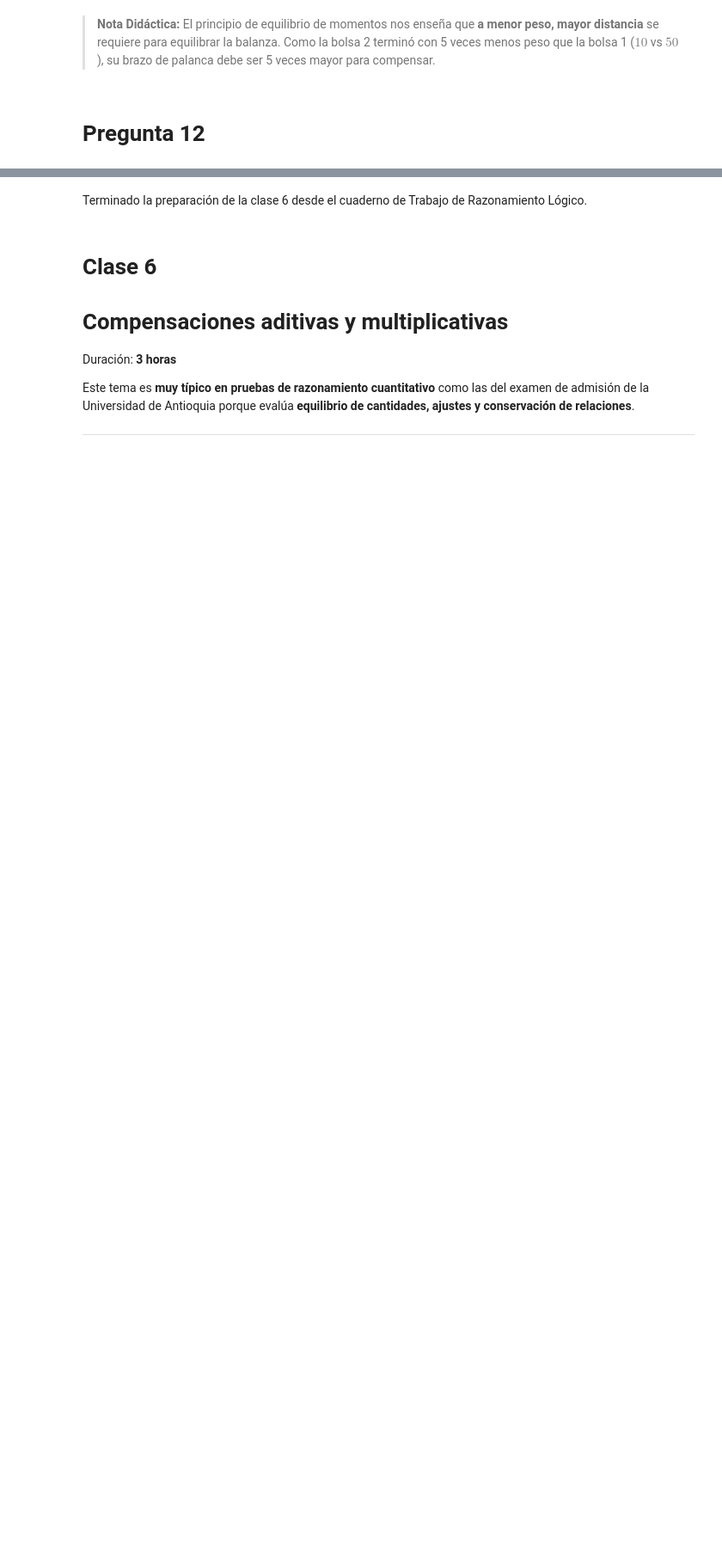
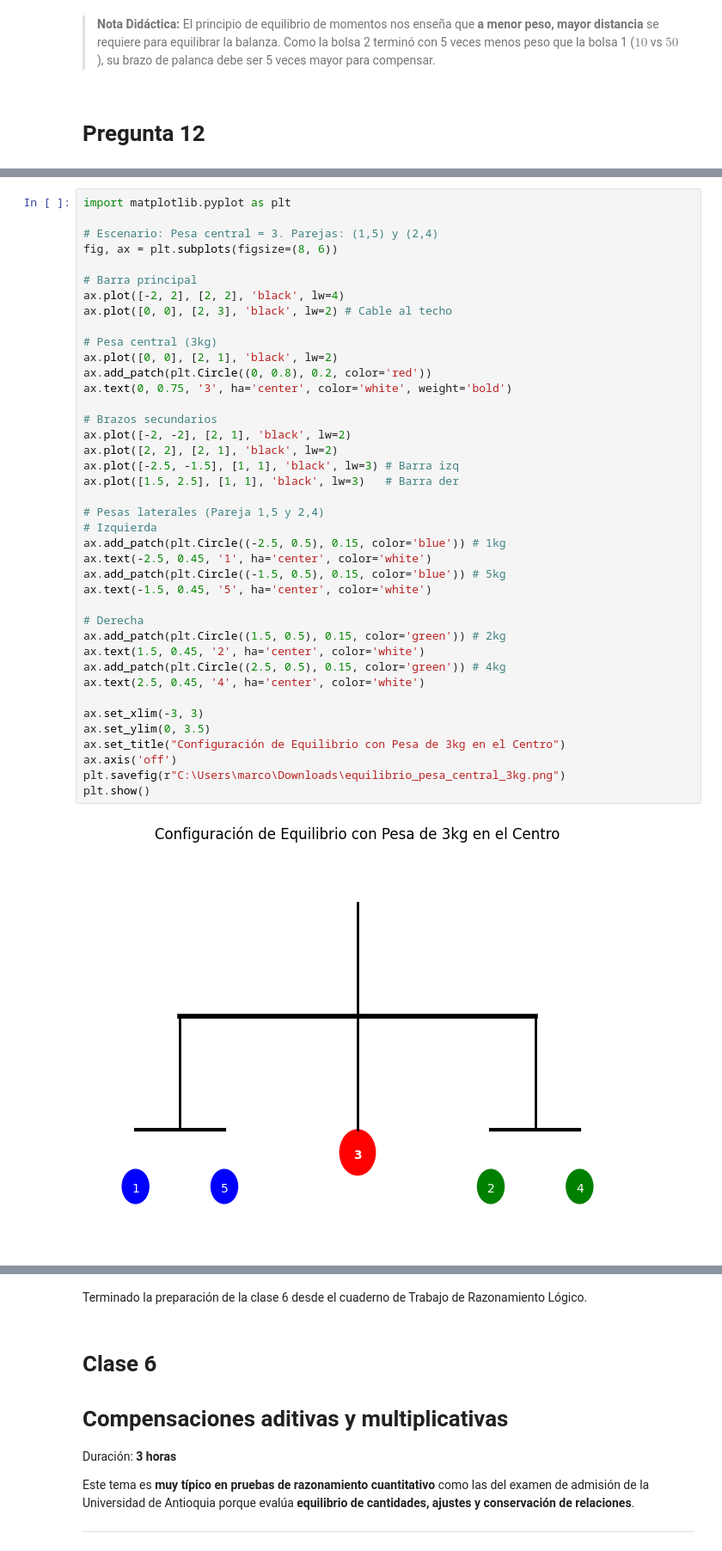
Before and after one commit to marco-canas/camino-udea, a Jupyter notebook: 4_esquemas_proporcionalidad/clase_06_compen_aditivas_y_multipli/clase_6_compensaciones_aditivas_y_multiplicativas.ipynb, the cells around one changed output, grey strips where cells are left out. Shown at 86% size. Drawn from its saved outputs; the diff is of its cells as text; blank space fills up the shorter version.

```diff
--- a/4_esquemas_proporcionalidad/clase_06_compen_aditivas_y_multipli/clase_6_compensaciones_aditivas_y_multiplicativas.ipynb
+++ b/4_esquemas_proporcionalidad/clase_06_compen_aditivas_y_multipli/clase_6_compensaciones_aditivas_y_multiplicativas.ipynb
@@ -1135,0 +1183,42 @@ fig.show()
+# %%
+import matplotlib.pyplot as plt
+
+# Escenario: Pesa central = 3. Parejas: (1,5) y (2,4)
+fig, ax = plt.subplots(figsize=(8, 6))
+
+# Barra principal
+ax.plot([-2, 2], [2, 2], 'black', lw=4)
+ax.plot([0, 0], [2, 3], 'black', lw=2) # Cable al techo
+
+# Pesa central (3kg)
+ax.plot([0, 0], [2, 1], 'black', lw=2)
+ax.add_patch(plt.Circle((0, 0.8), 0.2, color='red'))
+ax.text(0, 0.75, '3', ha='center', color='white', weight='bold')
+
+# Brazos secundarios
+ax.plot([-2, -2], [2, 1], 'black', lw=2)
+ax.plot([2, 2], [2, 1], 'black', lw=2)
+ax.plot([-2.5, -1.5], [1, 1], 'black', lw=3) # Barra izq
+ax.plot([1.5, 2.5], [1, 1], 'black', lw=3)   # Barra der
+
+# Pesas laterales (Pareja 1,5 y 2,4)
+# Izquierda
+ax.add_patch(plt.Circle((-2.5, 0.5), 0.15, color='blue')) # 1kg
+ax.text(-2.5, 0.45, '1', ha='center', color='white')
+ax.add_patch(plt.Circle((-1.5, 0.5), 0.15, color='blue')) # 5kg
+ax.text(-1.5, 0.45, '5', ha='center', color='white')
+
+# Derecha
+ax.add_patch(plt.Circle((1.5, 0.5), 0.15, color='green')) # 2kg
+ax.text(1.5, 0.45, '2', ha='center', color='white')
+ax.add_patch(plt.Circle((2.5, 0.5), 0.15, color='green')) # 4kg
+ax.text(2.5, 0.45, '4', ha='center', color='white')
+
+ax.set_xlim(-3, 3)
+ax.set_ylim(0, 3.5)
+ax.set_title("Configuración de Equilibrio con Pesa de 3kg en el Centro")
+ax.axis('off')
+plt.savefig(r"C:\Users\marco\Downloads\equilibrio_pesa_central_3kg.png")
+plt.show()
+# %% [output]
+[figure, added]
```
Also changed, not shown: parts of 50 cells of this notebook, 2 other files.
